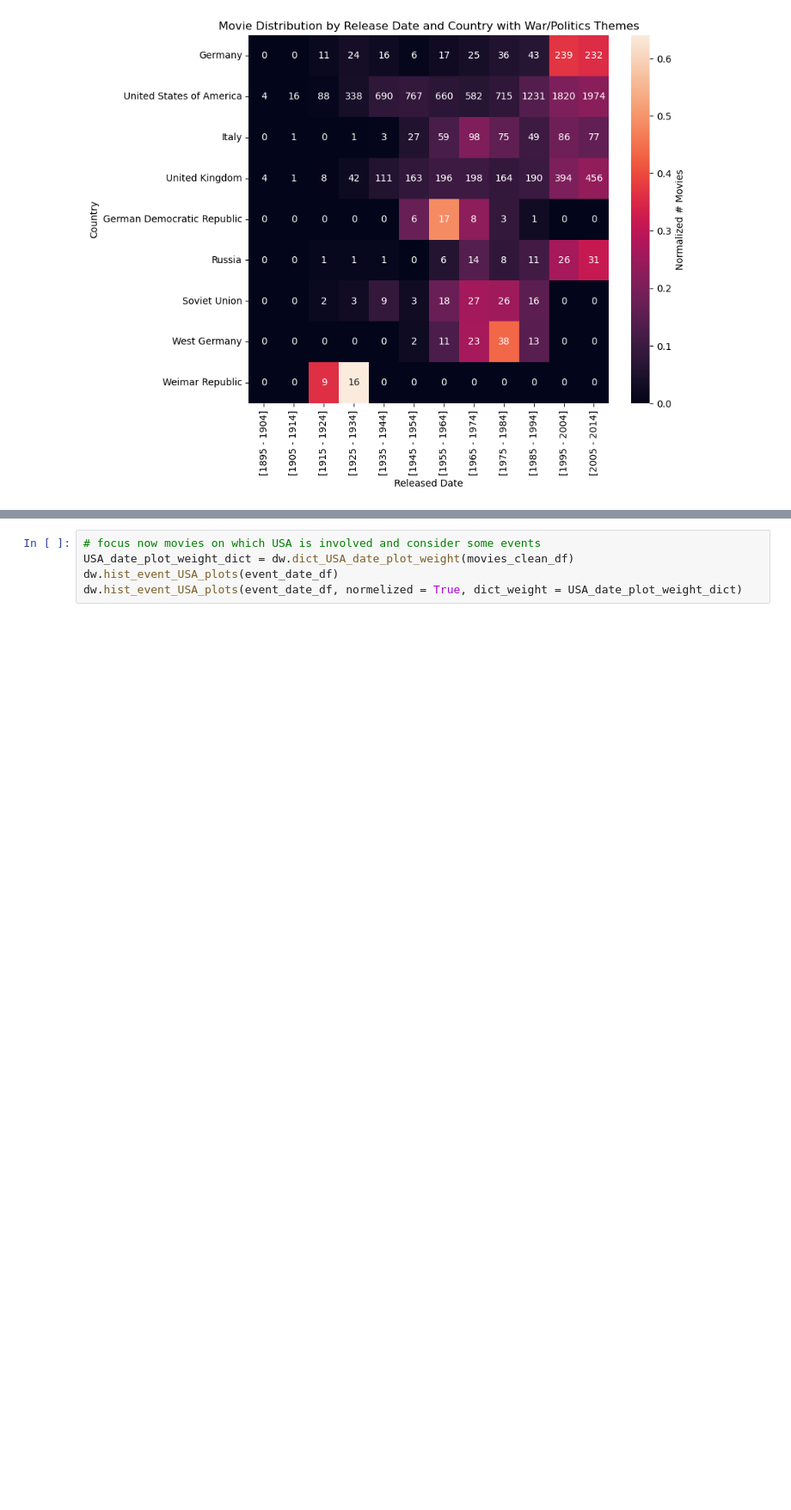
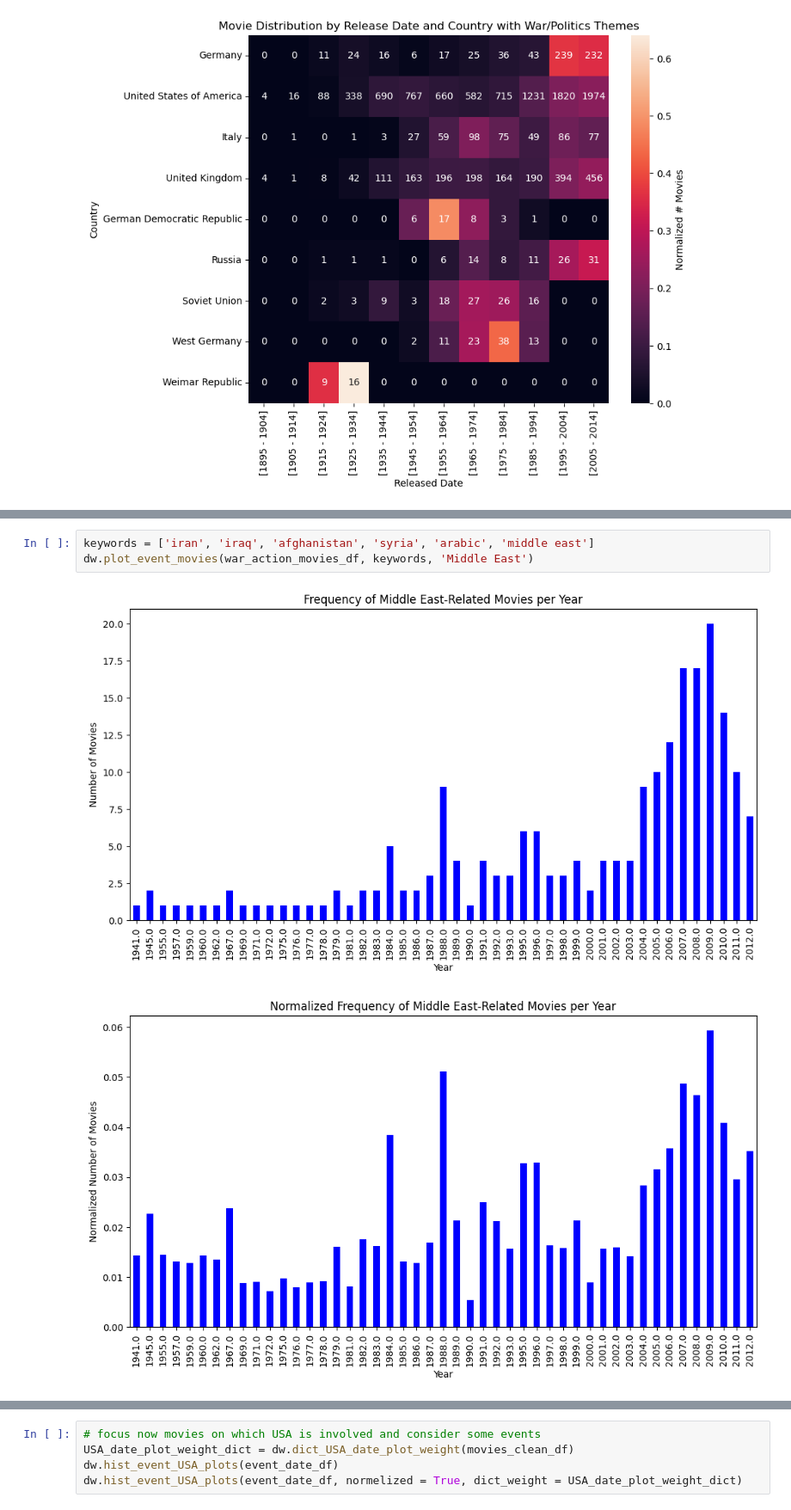
Before and after one commit to epfl-ada/ada-2024-project-spaghettisolution, a Jupyter notebook: results.ipynb, the cells around one changed output, grey strips where cells are left out. Shown at 86% size. Drawn from its saved outputs; the diff is of its cells as text; blank space fills up the shorter version.

```diff
--- a/results.ipynb
+++ b/results.ipynb
@@ -408,0 +450,6 @@ dw.plot_gen_event_date_country_heatmap(gen_event_date_country_df)
+# %%
+keywords = ['iran', 'iraq', 'afghanistan', 'syria', 'arabic', 'middle east']
+dw.plot_event_movies(war_action_movies_df, keywords, 'Middle East')
+# %% [output]
+[figure, added]
+[figure, added]
```
Also changed, not shown: parts of 30 cells of this notebook, 2 other files.
